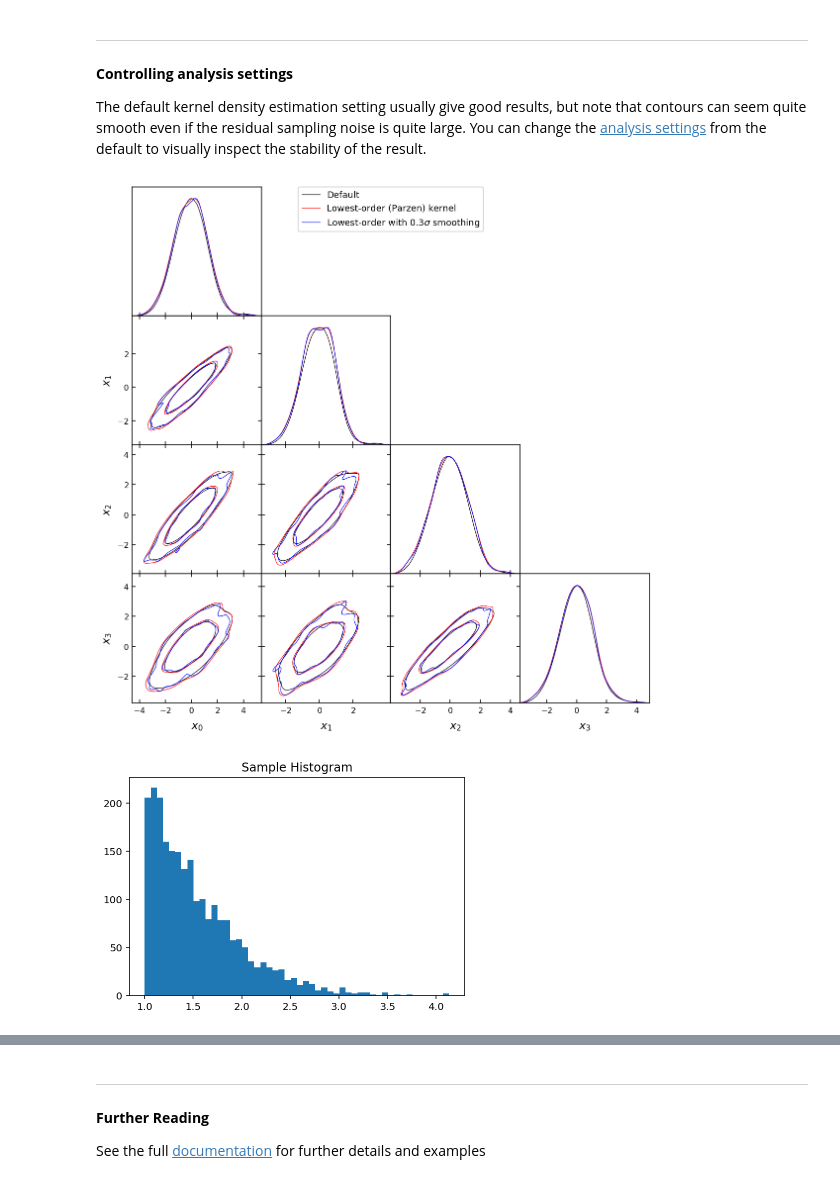
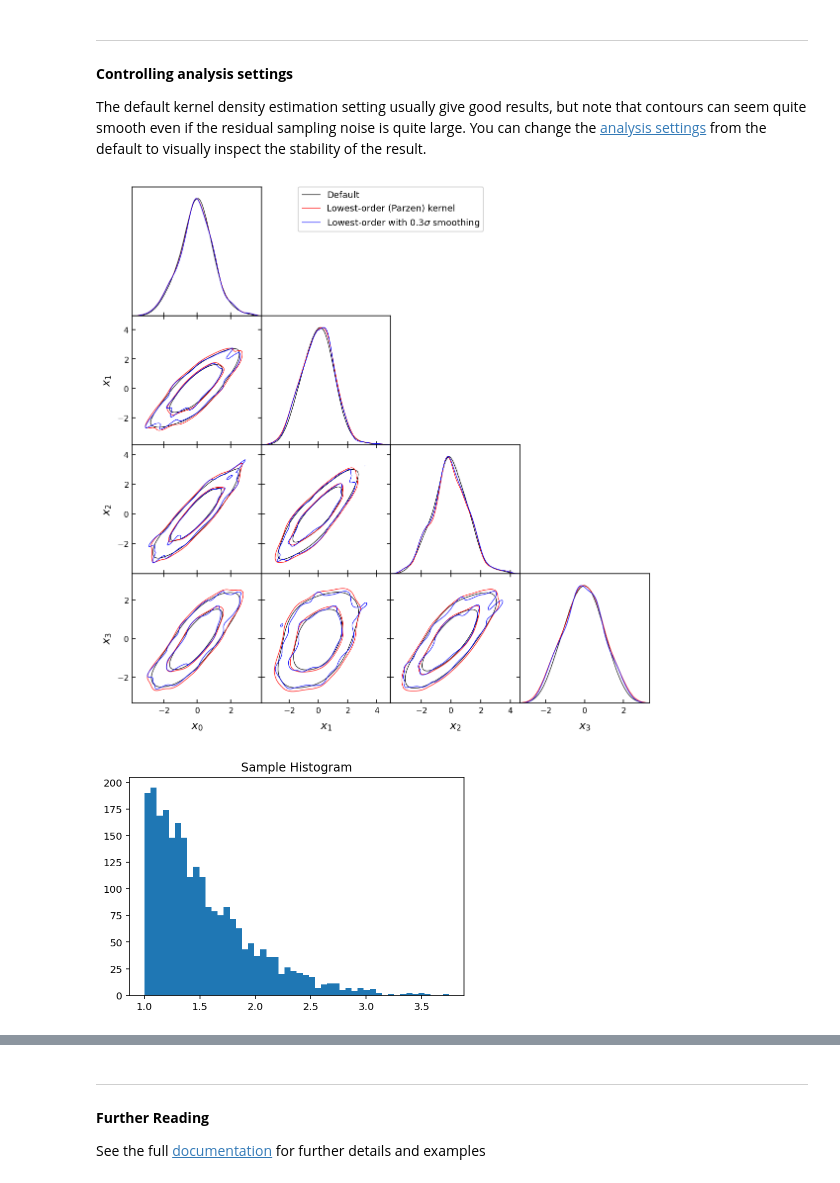
Before and after one commit to cmbant/getdist, a Jupyter notebook: docs/plot_gallery.ipynb, the cells around one changed output, grey strips where cells are left out. Drawn from its saved outputs; the diff is of its cells as text; code cells hidden in the pictures.

```diff
--- a/docs/plot_gallery.ipynb
+++ b/docs/plot_gallery.ipynb
@@ -559,10 +560,9 @@ The default kernel density estimation setting usually give good results, but not
 # %%
 ndim = 4
 nsamp = 400
-np.random.seed(10)
-A = np.random.rand(ndim,ndim)
+A = random_state.random((ndim,ndim))
 cov = np.dot(A, A.T)
-samps = np.random.multivariate_normal([0]*ndim, cov, size=nsamp)
+samps = random_state.multivariate_normal([0]*ndim, cov, size=nsamp)
 names = ["x%s"%i for i in range(ndim)]
 labels =  ["x_%s"%i for i in range(ndim)]
 
@@ -587,13 +587,13 @@ g.triangle_plot([s1, s2, s3], filled=False)
 # be very unstable, e.g. a flat bounded distribution 0<x<1, 0<y<1 any contours drawn based on random
 # samples will be completely dependent on sampling noise.
 # %% [output]
-[figure, old version]
+[figure, new version]
 # %%
 # You can also change the boundary correction settings
 # Note it is important to set ranges for any parameters with known hard prior cuts.
 # Note also there's no guarantee in particular random samples that higher-order is better
-np.random.seed(2)
-samps = np.random.normal(size=15000) #lots because cutting
+random_state = np.random.default_rng(2)
+samps = random_state.standard_normal(size=15000) #lots because cutting
 xcut=1
 samps = samps[samps>xcut]
 plt.figure(figsize=(6,4))
@@ -605,31 +605,31 @@ for mult_order in [0,1]:
     # Incorrectly set samples without specifying the prior range
     no_range = MCSamples(samples=samps, names=['x'],
                          settings = {'mult_bias_correction_order':mult_order})
 
     # For parameters with hard priors you must specify the range, here p>xcut by definition
     with_range = MCSamples(samples=samps, names=['x'],
                            settings = {'mult_bias_correction_order':mult_order},
                            ranges={'x':[xcut,None]})
 
     snone=with_range.copy(settings={'boundary_correction_order':-1,
                                     'mult_bias_correction_order':mult_order})
     s0=with_range.copy(settings={'boundary_correction_order':0,
                                  'mult_bias_correction_order':mult_order})
 
     g = plots.get_single_plotter(width_inch=6)
     g.settings.norm_prob_label = '$P(x)$'
     g.plot_1d([no_range, snone, s0, with_range], 'x', normalized=True)
 
     #Plot true distribution (normalized to peak 1)
     x=np.arange(xcut,5,0.01)
     dist=np.exp(-x**2/2+xcut**2/2)
     dist/=np.sum(dist)*0.01
     g.get_axes().plot(x,dist, ls='--', color='magenta')
     g.add_x_marker(xcut, lw=1)
     plt.title('Kernel densities, %s multiplicative boundary correction'%(
                                       'with' if mult_order else 'without'))
     g.add_legend(legend_labels=['No range, bad auto-bandwidth','No boundary correction',
                                 '0th order boundary correction', '1st order correction (default)',
                                 'True sampled distribution'], legend_loc='upper right');
 # %% [output]
-[figure, old version]
+[figure, new version]
```
Also changed, not shown: parts of 45 cells of this notebook, 6 other files.
